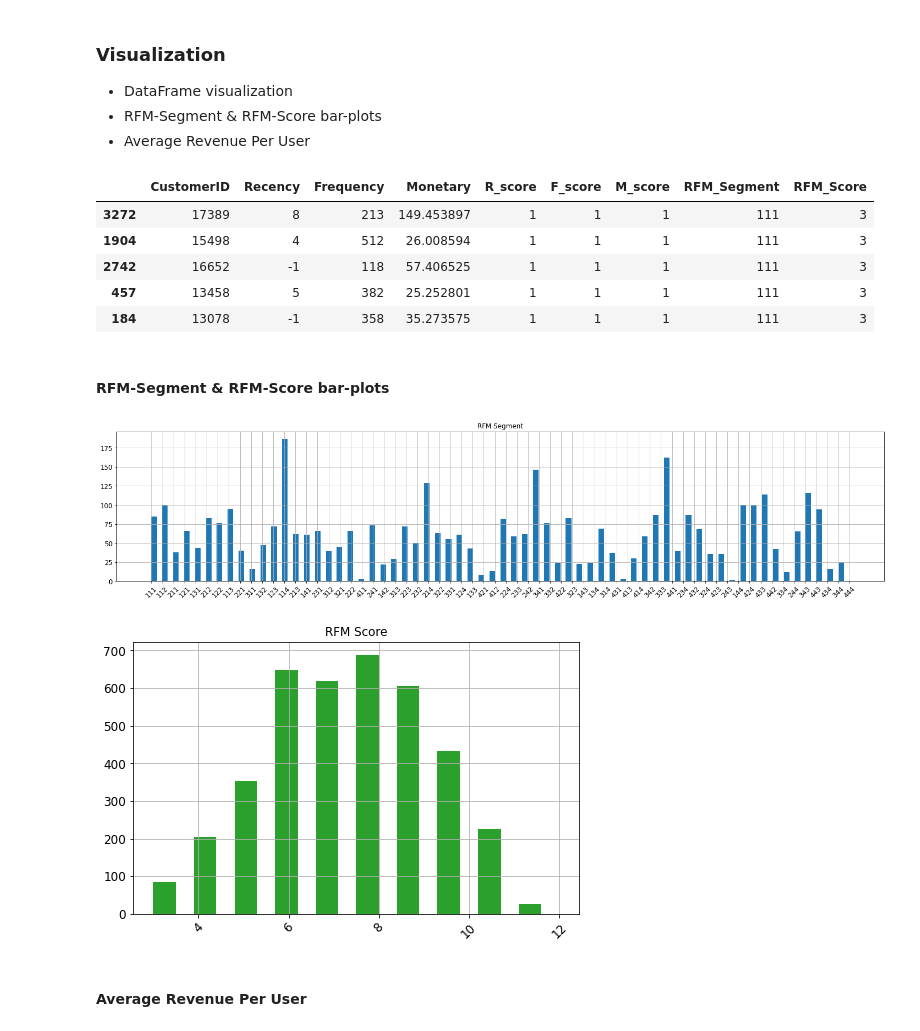
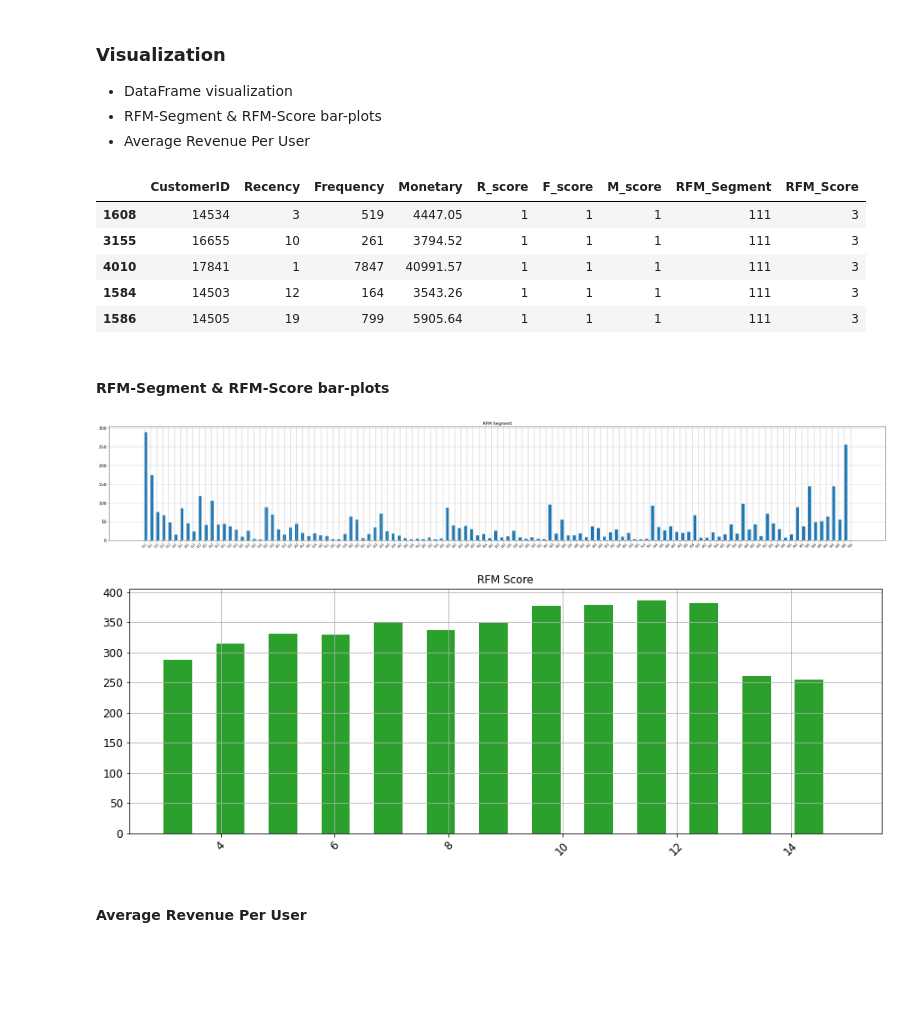
Before and after one commit to ioannislivieris/Customer-Segmentation-using-RFM-and-CLTV, a Jupyter notebook: Customer segmentation using RFM.ipynb, the cells around one changed output. Drawn from its saved outputs; the diff is of its cells as text; code cells hidden in the pictures; blank space fills up the shorter version.

```diff
--- a/Customer segmentation using RFM.ipynb
+++ b/Customer segmentation using RFM.ipynb
@@ -150,8 +154,8 @@ df = df[ ['CustomerID' , 'Date', 'InvoiceNo', 'Revenue'] ]
 # %% [markdown]
 ## Recency
 # %%
-# The last invoice date is 2011–12–09, we will use this date to calculate Recency
-NOW = dt.date(2011, 12, 9)
+# The last invoice date is 2011–12–11, we will use this date to calculate Recency
+NOW = dt.date(2011, 12, 11)
 
 df['Date'] = pd.DatetimeIndex(df[ 'Date' ]).date
 # %%
@@ -198,7 +202,7 @@ df_Frequency.head( 5 )
 # %%
 # Create Monetarty DataFrame
 #
-df_Monetarty = df.groupby('CustomerID').agg( {'Revenue' : lambda x: x.mean()} )
+df_Monetarty = df.groupby('CustomerID').agg( {'Revenue' : lambda x: x.sum()} )
 df_Monetarty.rename(columns = {'Revenue' : 'Monetary'}, inplace = True)
 
 # Monetarty DataFrame visualization
@@ -248,26 +252,30 @@ RFM.head( 5 )
 
 We will assign a score from 1 to 4 to each Recency, Frequency and Monetary respectively. 1 is the highest value, and 4 is the lowest value. A final RFM score (Overall Value) is calculated simply by combining individual RFM score numbers.
 # %%
-quantiles = RFM.quantile(q = [0.25, 0.50, 0.75])
+quantiles = RFM.quantile(q = [0.2, 0.4, 0.6, 0.8])
 
 quantiles = quantiles.to_dict()
 # %%
 def RScore(x, p, d):
-    if x <= d[p][0.25]:
+    if x <= d[p][0.20]:
         return 1
-    elif x <= d[p][0.50]:
+    elif x <= d[p][0.40]:
         return 2
-    elif x <= d[p][0.75]:
+    elif x <= d[p][0.60]:
         return 3
+    elif x <= d[p][0.80]:
+        return 4
     else:
-        return 4
+        return 5
 
 def FMScore(x, p, d):
-    if x <= d[p][0.25]:
+    if x <= d[p][0.2]:
+        return 5
+    elif x <= d[p][0.4]:
         return 4
-    elif x <= d[p][0.50]:
+    elif x <= d[p][0.6]:
         return 3
-    elif x <= d[p][0.75]:
+    elif x <= d[p][0.8]:
         return 2
     else:
         return 1
@@ -315,28 +323,28 @@ RFM = RFM[ ~( (RFM['Monetary'] > np.quantile(RFM['Monetary'], 0.95)) & (RFM['Fre
 RFM.head( 5 )
 # %% [output]
 |  | CustomerID | Recency | Frequency | Monetary | R_score | F_score | M_score | RFM_Segment | RFM_Score |
-| 3272 | 17389 | 8 | 213 | 149.453897 | 1 | 1 | 1 | 111 | 3 |
-| 1904 | 15498 | 4 | 512 | 26.008594 | 1 | 1 | 1 | 111 | 3 |
-| 2742 | 16652 | -1 | 118 | 57.406525 | 1 | 1 | 1 | 111 | 3 |
-| 457 | 13458 | 5 | 382 | 25.252801 | 1 | 1 | 1 | 111 | 3 |
-| 184 | 13078 | -1 | 358 | 35.273575 | 1 | 1 | 1 | 111 | 3 |
+| 1608 | 14534 | 3 | 519 | 4447.05 | 1 | 1 | 1 | 111 | 3 |
+| 3155 | 16655 | 10 | 261 | 3794.52 | 1 | 1 | 1 | 111 | 3 |
+| 4010 | 17841 | 1 | 7847 | 40991.57 | 1 | 1 | 1 | 111 | 3 |
+| 1584 | 14503 | 12 | 164 | 3543.26 | 1 | 1 | 1 | 111 | 3 |
+| 1586 | 14505 | 19 | 799 | 5905.64 | 1 | 1 | 1 | 111 | 3 |
 # %% [markdown]
 #### RFM-Segment & RFM-Score bar-plots
 # %%
-RFM['RFM_Segment'].hist( figsize = (25, 5), bins = RFM.RFM_Segment.nunique(), width = 0.5, color = 'tab:blue')
+RFM['RFM_Segment'].hist( figsize = (40, 6), bins = RFM.RFM_Segment.nunique(), width = 0.5, color = 'tab:blue')
 plt.title('RFM Segment')
-plt.xticks(rotation = 45, size = 12);
+plt.xticks(rotation = 45, size = 8);
 plt.yticks(size = 12);
 plt.show()
 
-RFM['RFM_Score'].hist( figsize = (8, 5), bins = RFM.RFM_Score.nunique(), width = 0.5, color = 'tab:green')
+RFM['RFM_Score'].hist( figsize = (15, 5), bins = RFM.RFM_Score.nunique(), width = 0.5, color = 'tab:green')
 plt.title('RFM Score')
 plt.xticks(rotation = 45, size = 12);
 plt.yticks(size = 12);
 plt.show()
 # %% [output]
-[figure, old version]
+[figure, new version]
-[figure, old version]
+[figure, new version]
 # %% [markdown]
 #### Average Revenue Per User
 # %%
```
Also changed, not shown: parts of 66 cells of this notebook, 6 other files.
